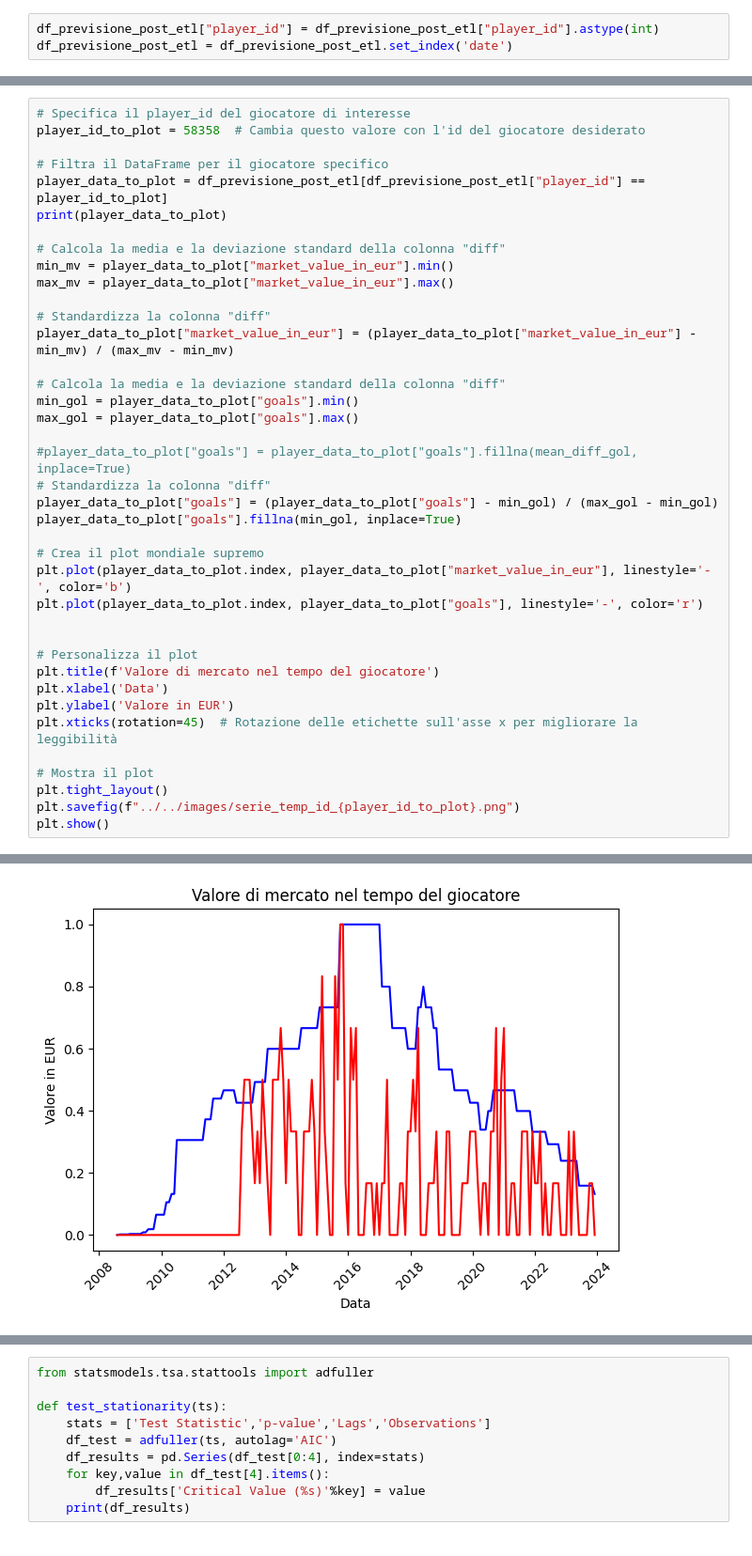
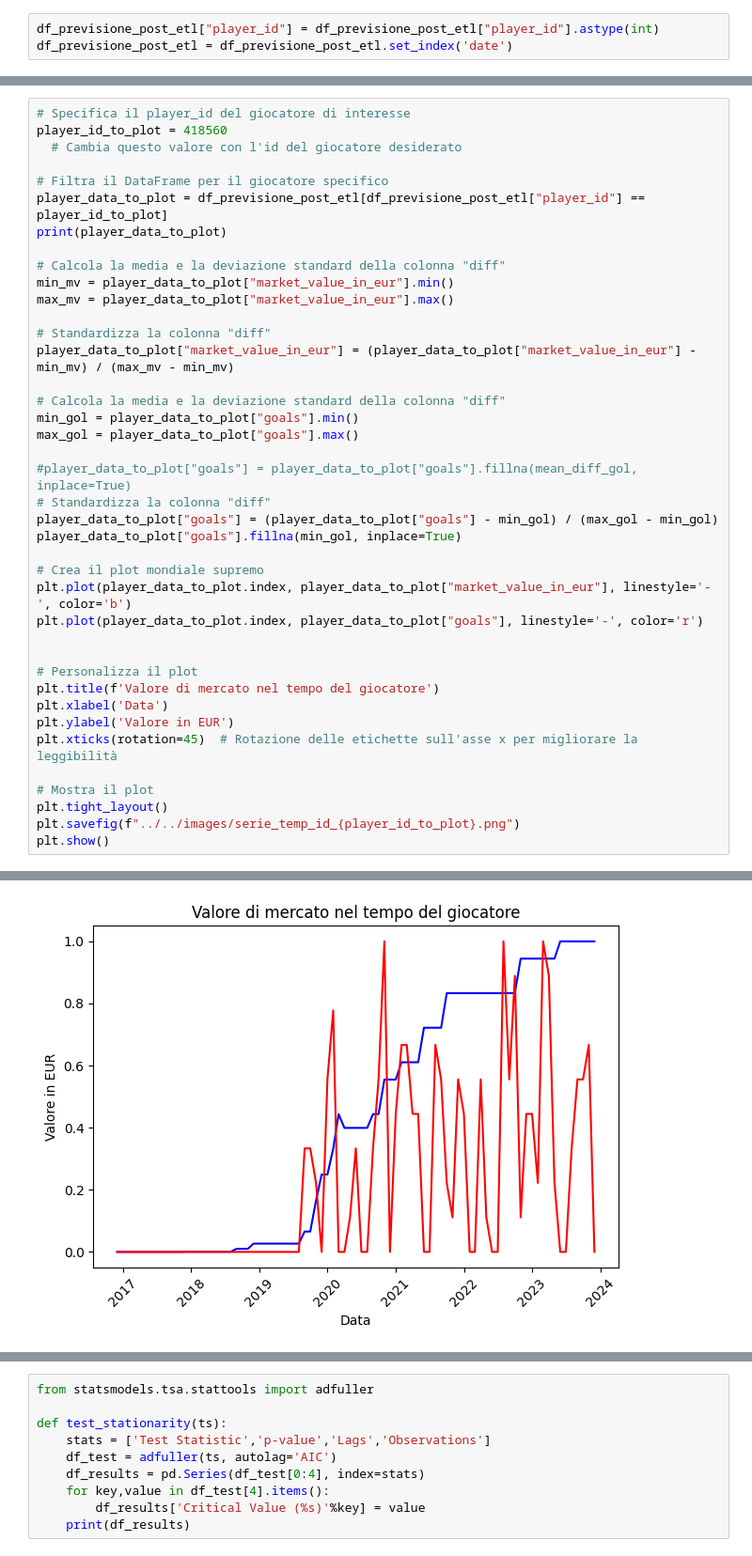
Before and after one commit to MikDR/DataScience-Python, a Jupyter notebook: codice/serie_temp/serie_per_giocatore.ipynb, the cells around one changed output, grey strips where cells are left out. Shown at 94% size. Cells and saved outputs as stored; diff of their text form.

```diff
--- a/codice/serie_temp/serie_per_giocatore.ipynb
+++ b/codice/serie_temp/serie_per_giocatore.ipynb
@@ -183,7 +183,8 @@ date
 [1781120 rows x 5 columns]
 # %%
 # Specifica il player_id del giocatore di interesse
-player_id_to_plot = 58358  # Cambia questo valore con l'id del giocatore desiderato
+player_id_to_plot = 418560
+  # Cambia questo valore con l'id del giocatore desiderato
 
 # Filtra il DataFrame per il giocatore specifico
 player_data_to_plot = df_previsione_post_etl[df_previsione_post_etl["player_id"] == player_id_to_plot]
@@ -253,4 +254,4 @@ See the caveats in the documentation: https://pandas.pydata.org/pandas-docs/stab
-[figure, old version]
+[figure, new version]
 # %%
 differenced_series = player_data_to_plot
 # Aggiungi colonne con i valori ritardati (lag) al dataframe
```
Also changed, not shown: parts of 15 cells of this notebook.
